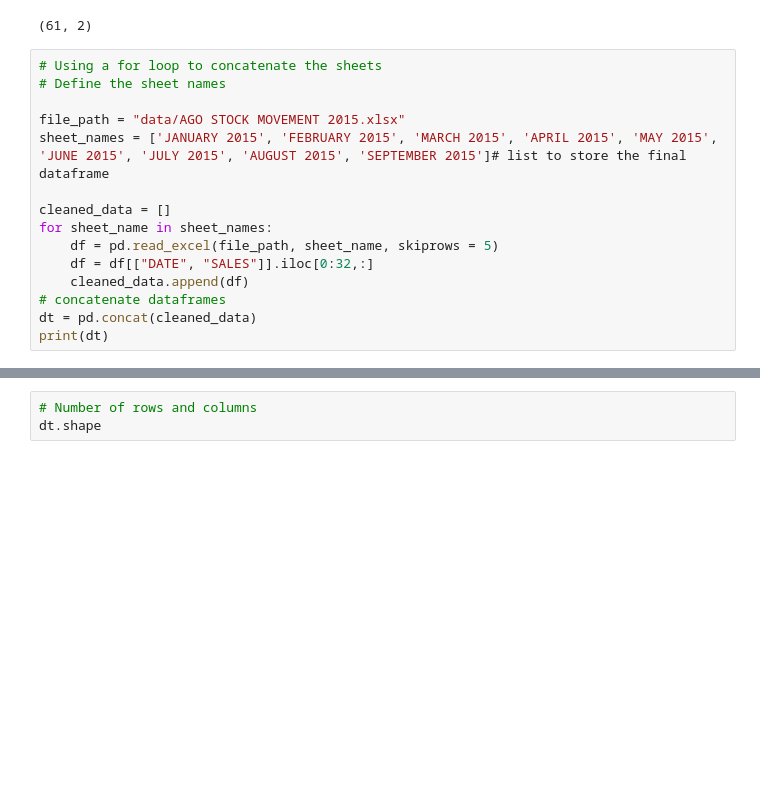
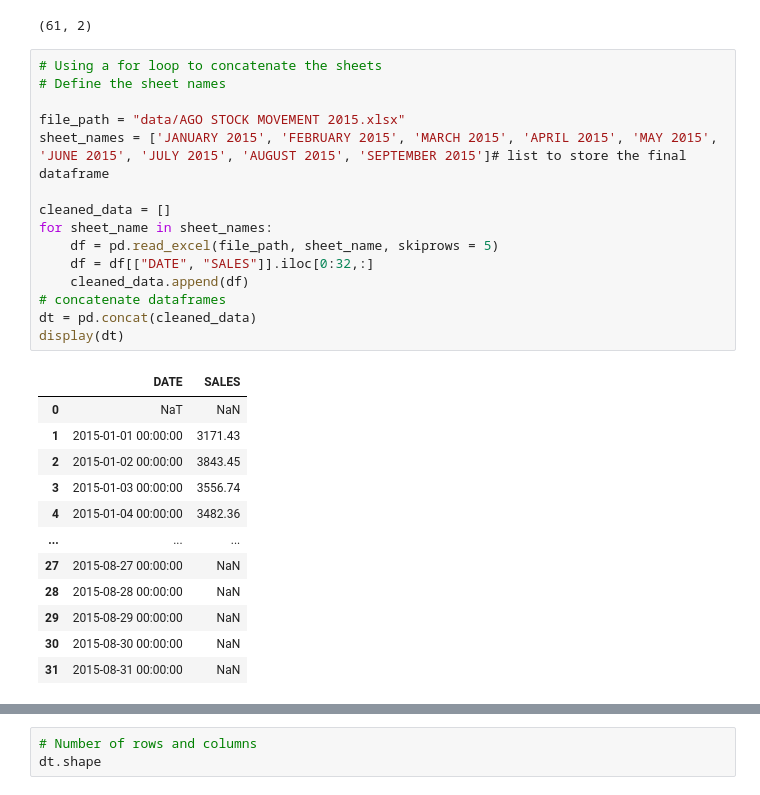
Before and after one commit to sophicist/StudentsWork-Lessons-, a Jupyter notebook: Marvin/Project1/AGO Analysis.ipynb, the cells around one changed output, grey strips where cells are left out. Saved outputs shown, nothing was run; the diff lists cells and outputs as text; blank space fills up the shorter version.

```diff
--- a/Marvin/Project1/AGO Analysis.ipynb
+++ b/Marvin/Project1/AGO Analysis.ipynb
@@ -37,16 +37,28 @@ final.shape
 # %%
 # Using a for loop to concatenate the sheets
 # Define the sheet names
 
 file_path = "data/AGO STOCK MOVEMENT 2015.xlsx"
 sheet_names = ['JANUARY 2015', 'FEBRUARY 2015', 'MARCH 2015', 'APRIL 2015', 'MAY 2015', 'JUNE 2015', 'JULY 2015', 'AUGUST 2015', 'SEPTEMBER 2015']# list to store the final dataframe
 
 cleaned_data = []
 for sheet_name in sheet_names:
     df = pd.read_excel(file_path, sheet_name, skiprows = 5)
     df = df[["DATE", "SALES"]].iloc[0:32,:]
     cleaned_data.append(df)
 # concatenate dataframes
 dt = pd.concat(cleaned_data)
-print(dt)
+display(dt)
 # %% [output]
+|  | DATE | SALES |
+| 0 | NaT | NaN |
+| 1 | 2015-01-01 00:00:00 | 3171.43 |
+| 2 | 2015-01-02 00:00:00 | 3843.45 |
+| 3 | 2015-01-03 00:00:00 | 3556.74 |
+| 4 | 2015-01-04 00:00:00 | 3482.36 |
+| ... | ... | ... |
+| 27 | 2015-08-27 00:00:00 | NaN |
+| 28 | 2015-08-28 00:00:00 | NaN |
+| 29 | 2015-08-29 00:00:00 | NaN |
+| 30 | 2015-08-30 00:00:00 | NaN |
+| 31 | 2015-08-31 00:00:00 | NaN |
```
Also changed, not shown: parts of 11 cells of this notebook, 1 other file.
